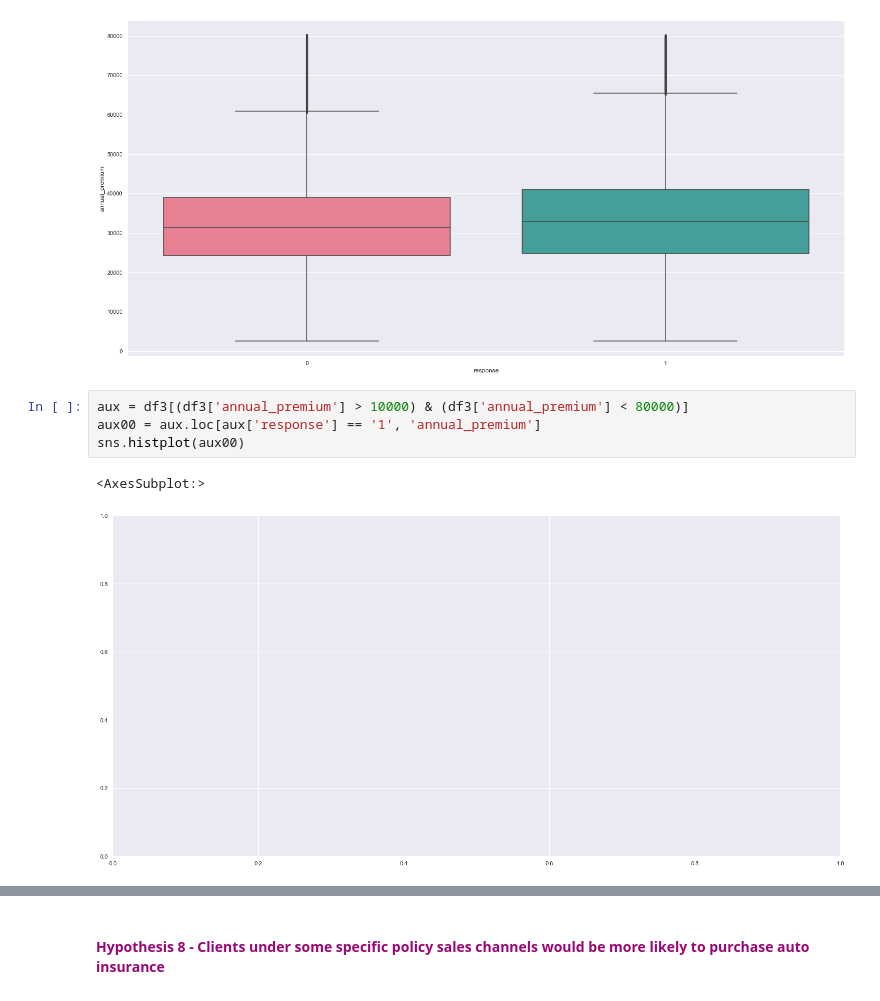
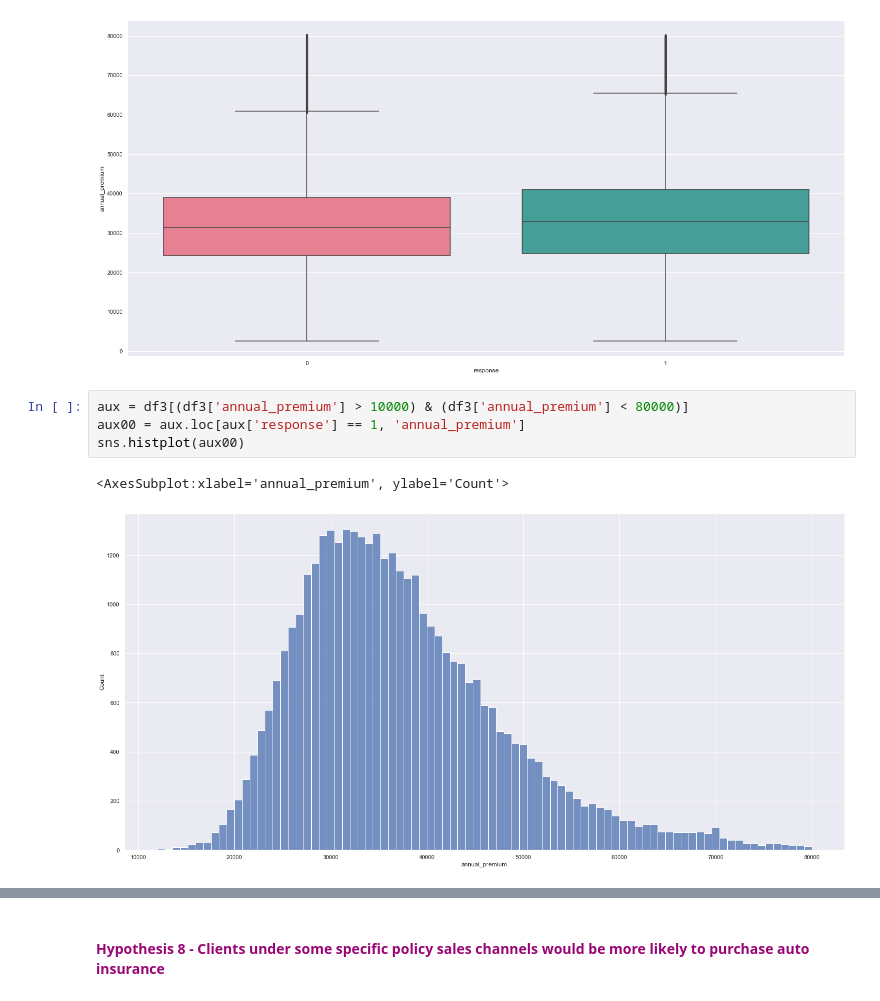
Before and after one commit to fabianaba/Insurance_Cross_Sell, a Jupyter notebook: notebooks/file4_cross-sell_Machine_Learning.ipynb, the cells around one changed output, grey strips where cells are left out. Saved outputs shown, nothing was run; the diff lists cells and outputs as text.

```diff
--- a/notebooks/file4_cross-sell_Machine_Learning.ipynb
+++ b/notebooks/file4_cross-sell_Machine_Learning.ipynb
@@ -761,10 +764,10 @@ sns.boxplot(x='response', y='annual_premium', data=aux, palette="husl")
 [figure]
 # %%
 aux = df3[(df3['annual_premium'] > 10000) & (df3['annual_premium'] < 80000)]
-aux00 = aux.loc[aux['response'] == '1', 'annual_premium']
+aux00 = aux.loc[aux['response'] == 1, 'annual_premium']
 sns.histplot(aux00)
 # %% [output]
-<AxesSubplot:>
+<AxesSubplot:xlabel='annual_premium', ylabel='Count'>
-[figure, old version]
+[figure, new version]
 # %%
 aux = df3[(df3['annual_premium'] > 10000) & (df3['annual_premium'] < 80000)]
```
Also changed, not shown: parts of 10 cells of this notebook.
